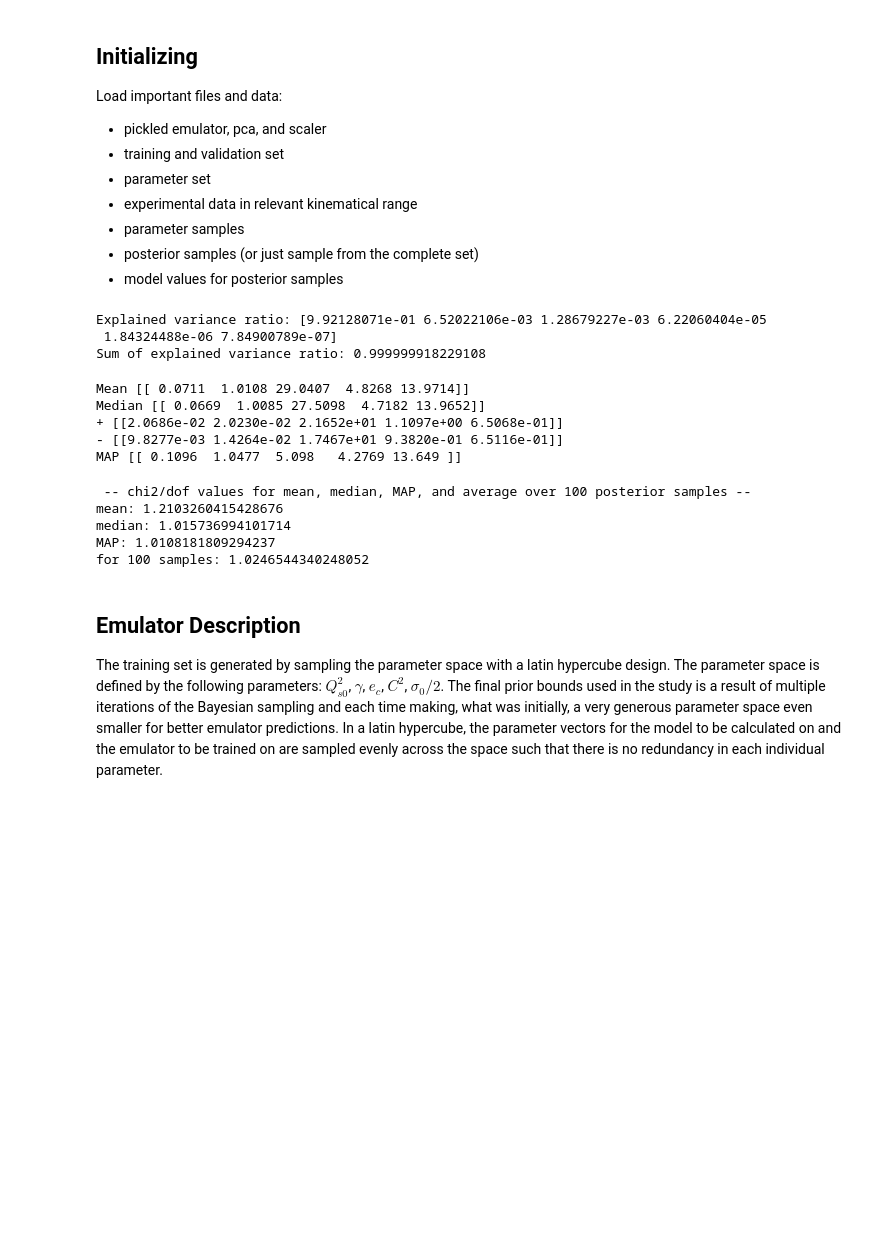
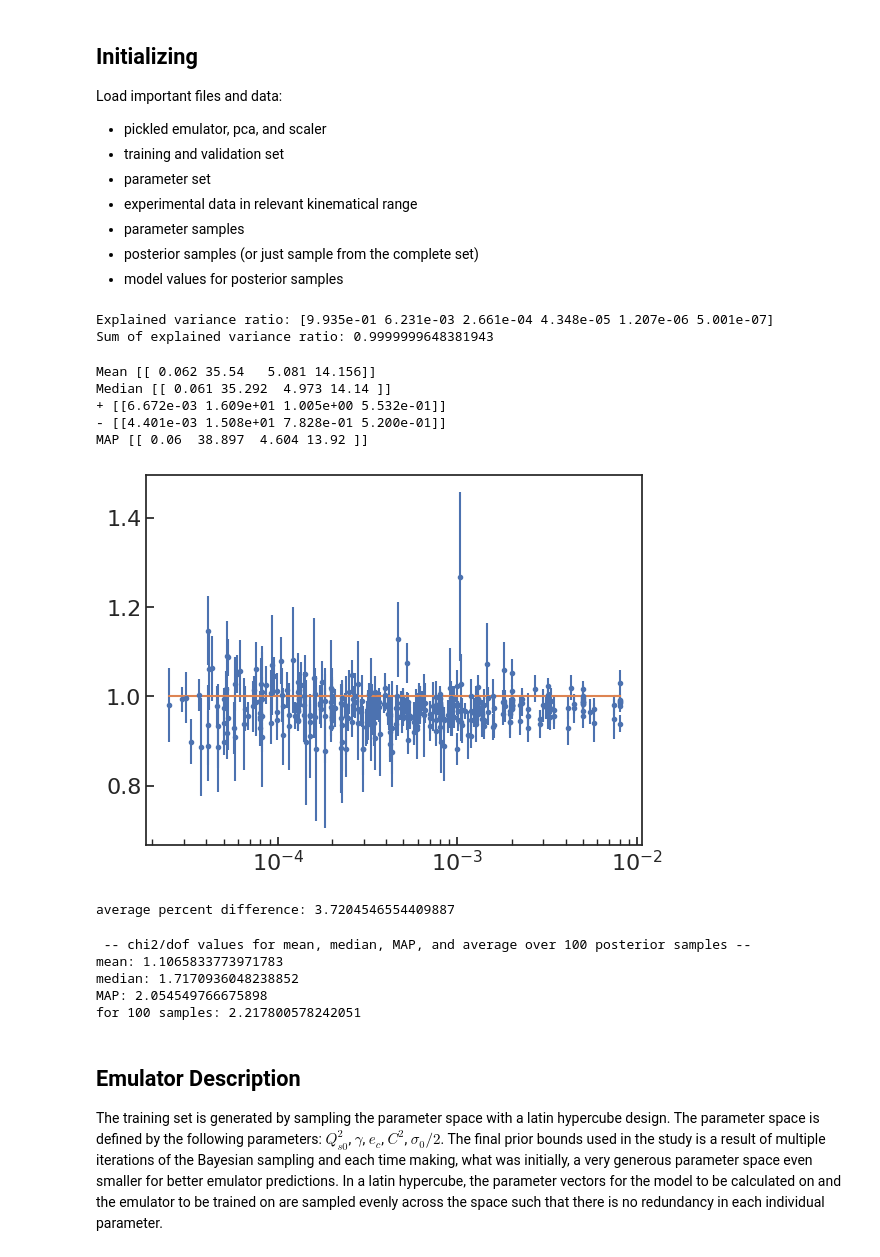
Before and after one commit to camcasuga/BayesianBK_results, a Jupyter notebook: analysis.ipynb, the cells around one changed output. Saved outputs shown, nothing was run; the diff lists cells and outputs as text; code cells hidden in the pictures; blank space fills up the shorter version.

```diff
--- a/analysis.ipynb
+++ b/analysis.ipynb
@@ -95,14 +95,16 @@ theta_post_1000 = np.vstack(np.loadtxt(theta_post_1000_file, comments="#"))
 # Experimental dataframe with columns:
 exp_df, exp, exp_err, xbj = load_exp(exp_file, correlated = correlated_)
 
-# mean, median and map values
+# bounds of the prior
 l_bounds = [0.04, 0.9, 0.5, 2.0, 12.0] if model_ == "mv5" else [0.04, 0.5, 2.0, 12.0]
 u_bounds = [0.11, 1.1, 60.0, 10.0, 18.0] if model_ == "mv5" else [0.11, 60.0, 10.0, 18.0]
+
+# mean, median and map values
 median = np.median(theta_post_all, axis=0).reshape(1,-1)
 mean = np.mean(theta_post_all, axis=0).reshape(1,-1)
 median_84= np.percentile(theta_post_all, 84, axis=0).reshape(1,-1)
 median_16= np.percentile(theta_post_all, 16, axis=0).reshape(1,-1)
-MAP = basinhopping(lambda theta: -log_posterior(theta, l_bounds, u_bounds, emulators, exp, exp_err, correlated = correlated_), median.reshape(-1)).x
+MAP = minimize(lambda theta: -log_posterior(theta, l_bounds, u_bounds, emulators, exp, exp_err, correlated = correlated_), median.reshape(-1)).x
 MAP = MAP.reshape(1,-1)
 
 # get model calculations with mean, median and map values
@@ -110,39 +112,64 @@ median_model = np.loadtxt(median_model_file)
 mean_model = np.loadtxt(mean_model_file)
 MAP_model = np.loadtxt(map_model_file)
 # %% [output]
-Explained variance ratio: [9.92128071e-01 6.52022106e-03 1.28679227e-03 6.22060404e-05
- 1.84324488e-06 7.84900789e-07]
-Sum of explained variance ratio: 0.999999918229108
+Explained variance ratio: [9.935e-01 6.231e-03 2.661e-04 4.348e-05 1.207e-06 5.001e-07]
+Sum of explained variance ratio: 0.9999999648381943
 # %%
 # set display print options to 3 significant digits
-np.set_printoptions(precision=4)
+np.set_printoptions(precision=3)
 print("Mean", mean)
 print("Median", median)
 print("+", median_84 - median)
 print("-", median - median_16)
 print("MAP", MAP)
 # %% [output]
-Mean [[ 0.0711  1.0108 29.0407  4.8268 13.9714]]
-Median [[ 0.0669  1.0085 27.5098  4.7182 13.9652]]
-+ [[2.0686e-02 2.0230e-02 2.1652e+01 1.1097e+00 6.5068e-01]]
-- [[9.8277e-03 1.4264e-02 1.7467e+01 9.3820e-01 6.5116e-01]]
-MAP [[ 0.1096  1.0477  5.098   4.2769 13.649 ]]
+Mean [[ 0.062 35.54   5.081 14.156]]
+Median [[ 0.061 35.292  4.973 14.14 ]]
++ [[6.672e-03 1.609e+01 1.005e+00 5.532e-01]]
+- [[4.401e-03 1.508e+01 7.828e-01 5.200e-01]]
+MAP [[ 0.06  38.897  4.604 13.92 ]]
+# %%
+y = median_model - exp
+exp_err_diag = np.sqrt(np.diag(exp_err))
+exp_err_diag_alt = np.sqrt(exp_df['uncor_tot']**2 + exp_df['cor_wo_proc']**2)
+# max of y
+xrange = xbj #np.linspace(0.01, 0.1, 403)
+plt.errorbar(xrange, median_model/exp, yerr= exp_err_diag/exp, fmt= '.')
+plt.plot(xrange, exp/exp, '-')
+plt.xscale('log')
+# %% [output]
+[figure, added]
+# %%
+perc = (np.abs(y)/exp)*100
+print('average percent difference:', np.mean(perc))
+# %% [output]
+average percent difference: 3.7204546554409887
+# %%
+# chi² or likelihood values of mean, median and MAP
+print(" -- chi2/dof values for mean, median, MAP, and average over 100 posterior samples such that the correlation among uncertainties were not considered -- " )
+print("mean:", get_chi2(mean_model, exp, np.sqrt(np.diag(exp_err)), correlated = False, model = model_))
+print("median:", get_chi2(median_model, exp, np.sqrt(np.diag(exp_err)), correlated = False, model=model_))
+print("MAP:", get_chi2(MAP_model, exp, np.sqrt(np.diag(exp_err)), correlated = False, model=model_))
+all_chi2 = []
+for i in range(100):
+    all_chi2.append(get_chi2(train_post[i], exp, np.sqrt(np.diag(exp_err)), correlated = False, model = model_))
+print('for 100 samples:', np.mean(all_chi2))
+# %% [output]
+ -- chi2/dof values for mean, median, MAP, and average over 100 posterior samples --
+mean: 1.1065833773971783
+median: 1.7170936048238852
+MAP: 2.054549766675898
+for 100 samples: 2.217800578242051
 # %%
 # chi² or likelihood values of mean, median and MAP
 print(" -- chi2/dof values for mean, median, MAP, and average over 100 posterior samples -- " )
-print("mean:", get_chi2(mean, emulators, exp, exp_err, correlated = correlated_))
-print("median:", get_chi2(median, emulators, exp, exp_err, correlated = correlated_))
-print("MAP:", get_chi2(MAP, emulators, exp, exp_err, correlated = correlated_))
+print("mean:", get_chi2(mean_model, exp, exp_err, correlated = False, model = model_))
+print("median:", get_chi2(median_model, exp, exp_err, correlated = False, model=model_))
+print("MAP:", get_chi2(MAP_model, exp, exp_err, correlated = False, model=model_))
 all_chi2 = []
-for thet in theta_post:
-    all_chi2.append(get_chi2(thet.reshape(1,-1), emulators, exp, exp_err, correlated = correlated_))
+for i in range(100):
+    all_chi2.append(get_chi2(train_post[i], exp, exp_err, correlated = False, model = model_))
 print('for 100 samples:', np.mean(all_chi2))
-# %% [output]
- -- chi2/dof values for mean, median, MAP, and average over 100 posterior samples --
-mean: 1.2103260415428676
-median: 1.015736994101714
-MAP: 1.0108181809294237
-for 100 samples: 1.0246544340248052
 # %% [markdown]
 ## Emulator Description
 The training set is generated by sampling the parameter space with a latin hypercube design. The parameter space is defined by the following parameters: $Q_{s0}^2$, $\gamma$, $e_c$, $C^{2}$, $\sigma_0/2$. The final prior bounds used in the study is a result of multiple iterations of the Bayesian sampling and each time making, what was initially, a very generous parameter space even smaller for better emulator predictions. In a latin hypercube, the parameter vectors for the model to be calculated on and the emulator to be trained on are sampled evenly across the space such that there is no redundancy in each individual parameter.
```
Also changed, not shown: parts of 14 cells of this notebook, 15 other files.
